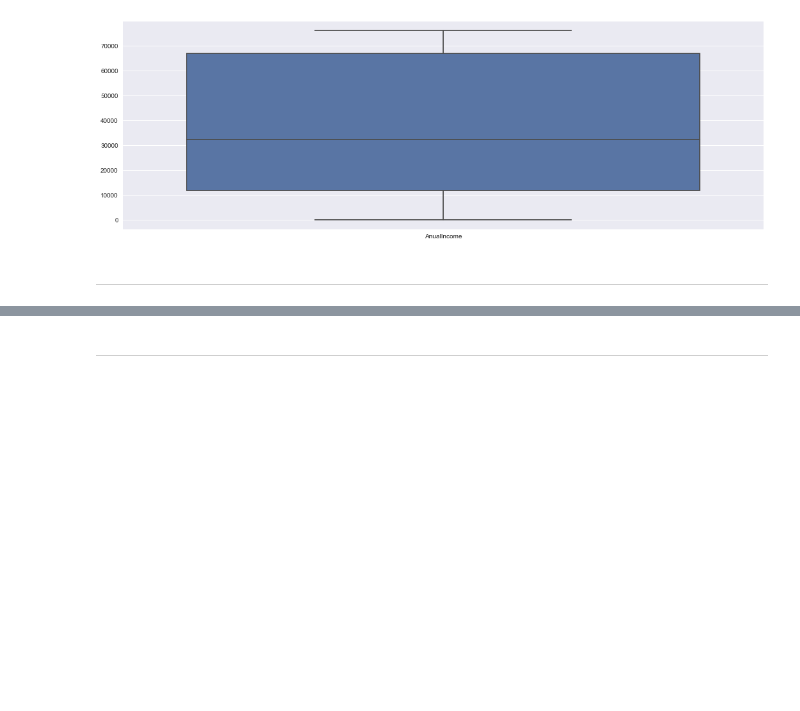
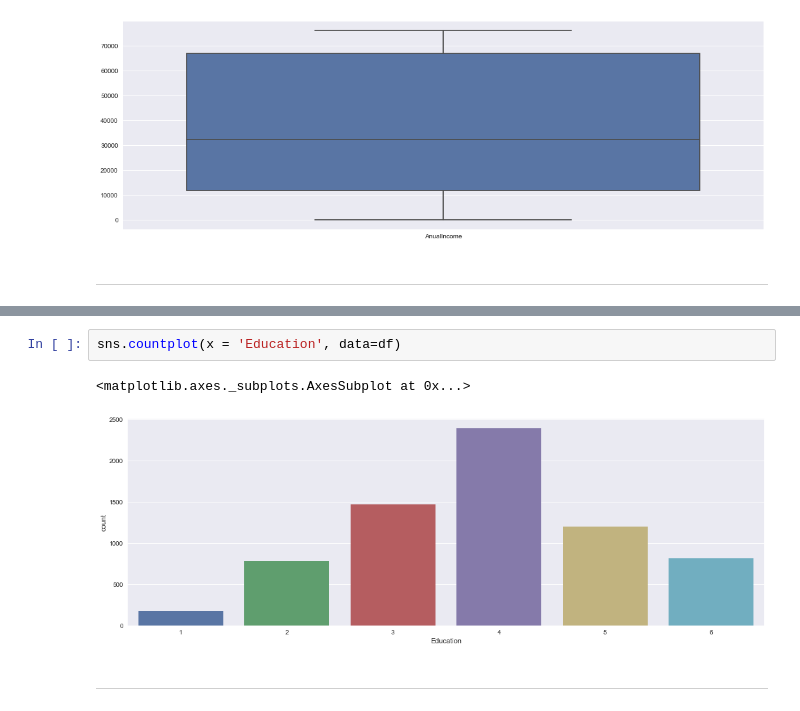
Before and after one commit to AndyDeNike/RMOTR, a Jupyter notebook: projects/data-science/ds-unit-1-marketing/Project - Marketing Analysis.ipynb, the cells around one changed output, grey strips where cells are left out. Drawn from its saved outputs; the diff is of its cells as text; blank space fills up the shorter version.

```diff
--- a/projects/data-science/ds-unit-1-marketing/Project - Marketing Analysis.ipynb
+++ b/projects/data-science/ds-unit-1-marketing/Project - Marketing Analysis.ipynb
@@ -294,3 +295,8 @@ sns.boxplot(data=df['AnualIncome'].to_frame())
+# %%
+sns.countplot(x = 'Education', data=df)
+# %% [output]
+<matplotlib.axes._subplots.AxesSubplot at 0x...>
+[figure, added]
 # %% [markdown]
 ---
 # %% [markdown]
```
Also changed, not shown: parts of 3 cells of this notebook.
